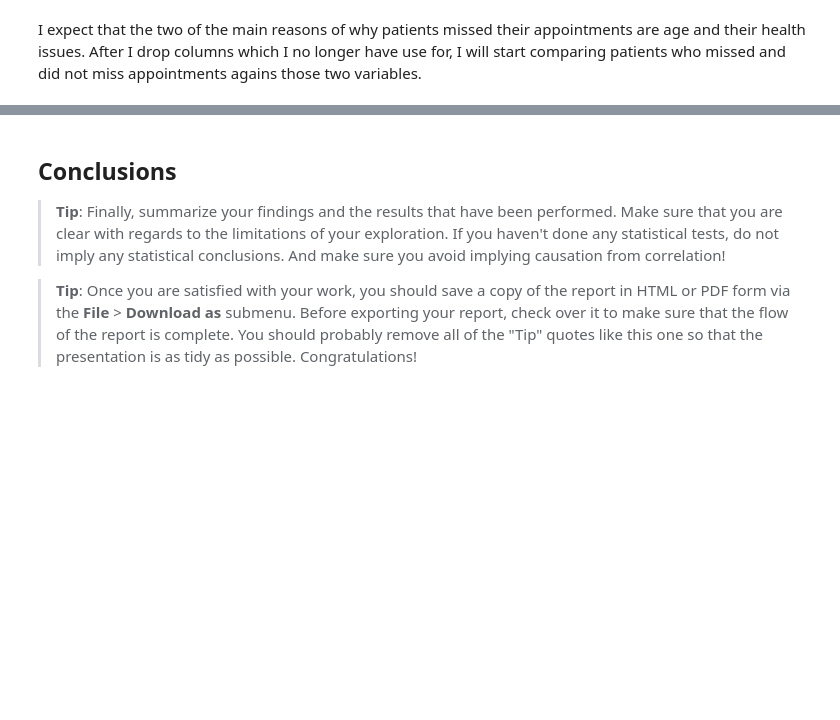
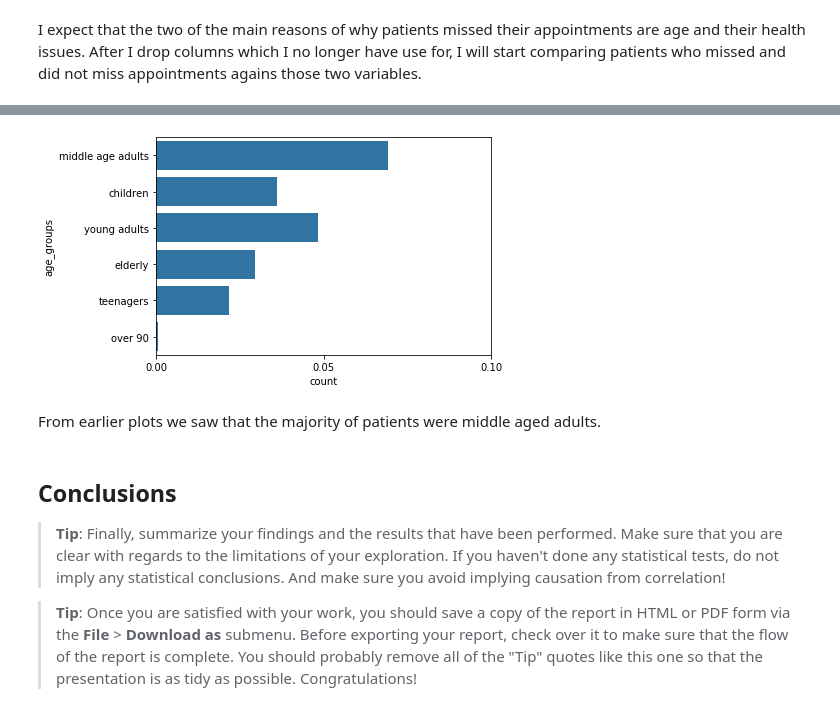
Before and after one commit to BexTuychiev/appointments_show, a Jupyter notebook: investigate-a-dataset-template.ipynb, the cells around one changed output, grey strips where cells are left out. Cells and saved outputs as stored; diff of their text form; code cells hidden in the pictures; blank space fills up the shorter version.

```diff
--- a/investigate-a-dataset-template.ipynb
+++ b/investigate-a-dataset-template.ipynb
@@ -485,3 +496,18 @@ ValueError: Replace has to be set to `True` when upsampling the population `frac
+# %%
+# Do the same for missed patients
+n = subset_appointments.shape[0]
+group_counts = subset_appointments[not_attended].age_groups.value_counts()
+group_counts_order = group_counts.index
+max_group_count = group_counts.max()
+max_prop = max_group_count / n
+ticks = np.arange(0, max_prop + 0.05, 0.05)
+tick_labels = ['{:0.2f}'.format(v) for v in ticks]
+sb.countplot(data=subset_appointments[not_attended], y='age_groups', color=base_color)
+plt.xticks(ticks * n, tick_labels);
+# %% [output]
+[figure, added]
+# %% [markdown]
+From earlier plots we saw that the majority of patients were middle aged adults.
 # %% [markdown]
 <a id='conclusions'></a>
 ## Conclusions
```
Also changed, not shown: parts of 4 cells of this notebook.
